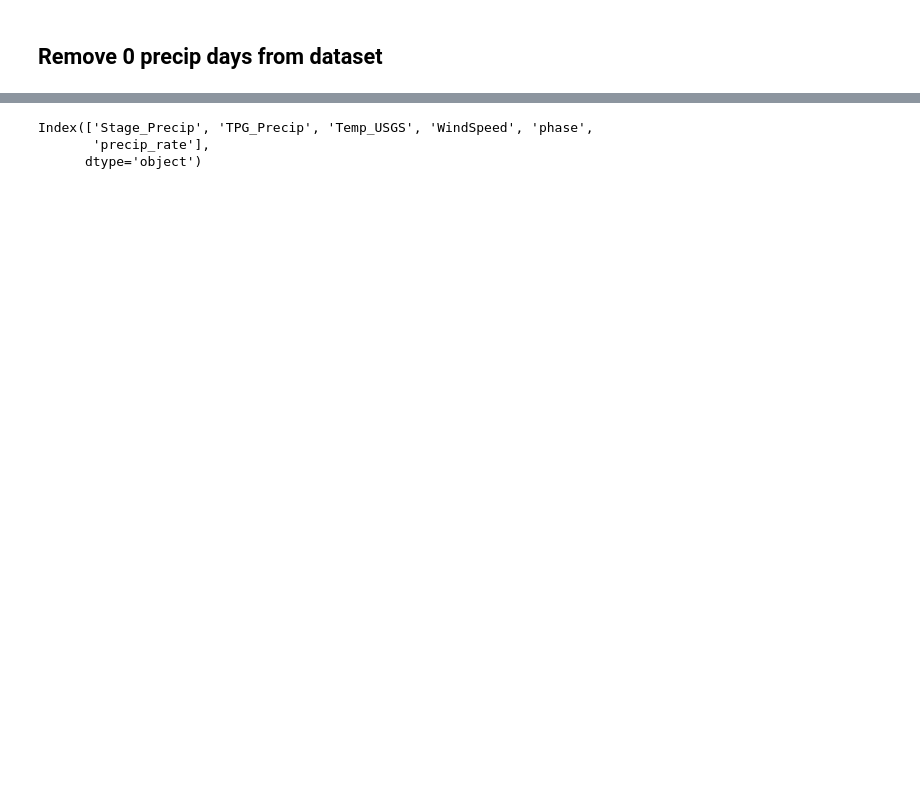
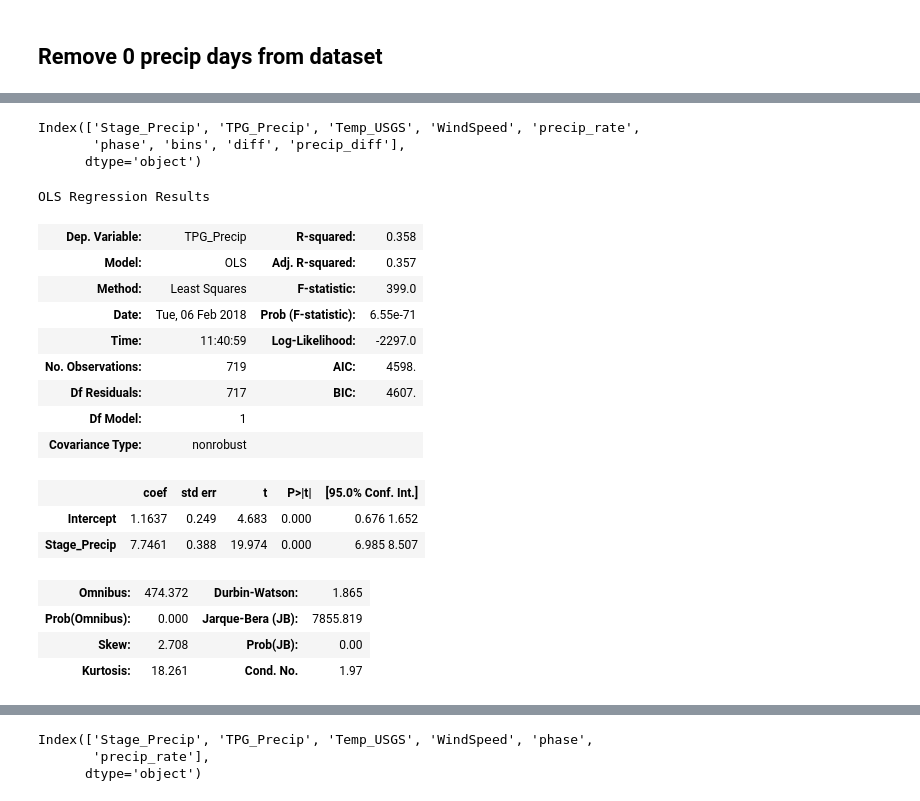
Before and after one commit to ehbaker/WXmunge, a Jupyter notebook: Match Stage and TPG Records.ipynb, the cells around one changed output, grey strips where cells are left out. Drawn from its saved outputs; the diff is of its cells as text; code cells hidden in the pictures; blank space fills up the shorter version.

```diff
--- a/Match Stage and TPG Records.ipynb
+++ b/Match Stage and TPG Records.ipynb
@@ -190,0 +415,4 @@ g=g.set(xlim=(-0.1,4))
+# %%
+wx_dat['precip_diff']=abs(wx_dat.TPG_Precip-wx_dat.Stage_Precip)
+difference_cutoff=wx_dat.precip_diff.quantile(0.95)
+difference_cutoff
@@ -190,0 +426,2 @@ g=g.set(xlim=(-0.1,4))
+# %%
+wx_dat.loc[wx_dat.TPG_Precip>wx_dat.TPG_Precip.quantile(.95), 'TPG_Precip']=pd.np.nan
@@ -190,0 +444,2 @@ g=g.set(xlim=(-0.1,4))
+# %%
+wx_dat['precip_diff']=wx_dat.TPG_Precip-wx_dat.Stage_Precip
@@ -190,0 +452,32 @@ g=g.set(xlim=(-0.1,4))
+# %%
+wx_dat.columns
+# %% [output]
+Index(['Stage_Precip', 'TPG_Precip', 'Temp_USGS', 'WindSpeed', 'precip_rate',
+       'phase', 'bins', 'diff', 'precip_diff'],
+      dtype='object')
+# %%
+col_x='Stage_Precip'
+col_y='TPG_Precip'
+col_w="WindSpeed"
+lm1=sm.ols(col_y + '~' + col_x, data=wx_dat).fit() #simple OLS
+lm2=sm.ols(col_y + '~' + col_x + "+ " + col_w, data=wx_dat).fit() #Multiple regression with wind
+# %%
+lm1.summary()
+# %% [output]
+OLS Regression Results
+| Dep. Variable: | TPG_Precip | R-squared: | 0.358 |
+| Model: | OLS | Adj. R-squared: | 0.357 |
+| Method: | Least Squares | F-statistic: | 399.0 |
+| Date: | Tue, 06 Feb 2018 | Prob (F-statistic): | 6.55e-71 |
+| Time: | 11:40:59 | Log-Likelihood: | -2297.0 |
+| No. Observations: | 719 | AIC: | 4598. |
+| Df Residuals: | 717 | BIC: | 4607. |
+| Df Model: | 1 |  |  |
+| Covariance Type: | nonrobust |  |  |
+|  | coef | std err | t | P>|t| | [95.0% Conf. Int.] |
+| Intercept | 1.1637 | 0.249 | 4.683 | 0.000 | 0.676 1.652 |
+| Stage_Precip | 7.7461 | 0.388 | 19.974 | 0.000 | 6.985 8.507 |
+| Omnibus: | 474.372 | Durbin-Watson: | 1.865 |
+| Prob(Omnibus): | 0.000 | Jarque-Bera (JB): | 7855.819 |
+| Skew: | 2.708 | Prob(JB): | 0.00 |
+| Kurtosis: | 18.261 | Cond. No. | 1.97 |
```
Also changed, not shown: parts of 76 cells of this notebook, 9 other files.
